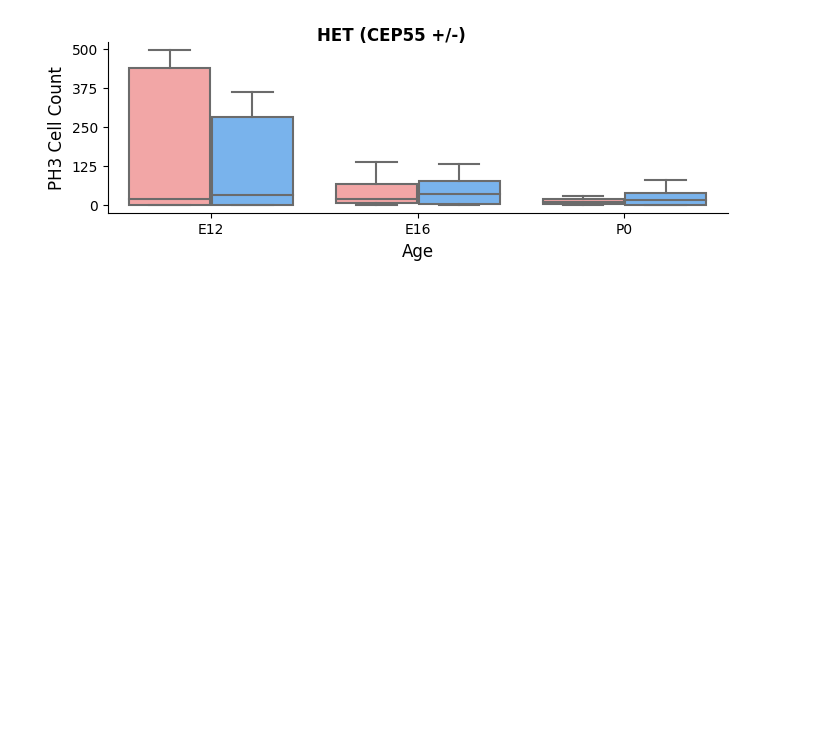
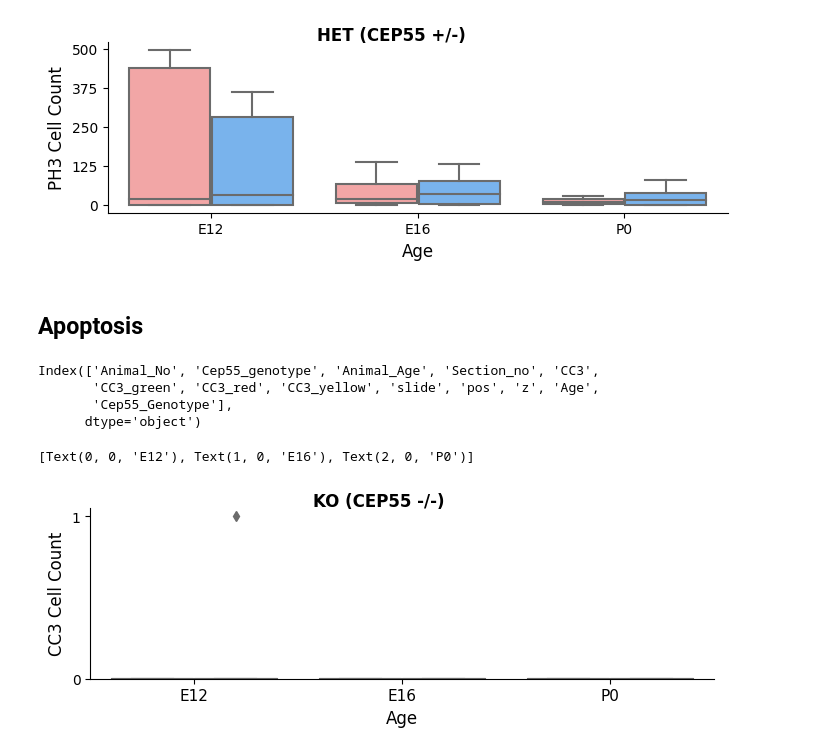
Before and after one commit to alzox/charts, a Jupyter notebook: notebooks/2025-04-13-brain.ipynb, the cells around one changed output. Cells and saved outputs as stored; diff of their text form; code cells hidden in the pictures; blank space fills up the shorter version.

```diff
--- a/notebooks/2025-04-13-brain.ipynb
+++ b/notebooks/2025-04-13-brain.ipynb
@@ -231,3 +233,34 @@ g.ax.set_ylabel("PH3 Cell Count", fontsize=12)
 # %% [output]
 Text(5.069444444444452, 0.5, 'PH3 Cell Count')
 [figure]
+# %% [markdown]
+## Apoptosis
+# %%
+df = pd.read_csv('../data/cc3-fall 2024(Sheet1).csv')
+df["Age"] = df["Animal_Age"]
+df["Cep55_Genotype"] = df["Cep55_genotype"]
+df.columns
+# %% [output]
+Index(['Animal_No', 'Cep55_genotype', 'Animal_Age', 'Section_no', 'CC3',
+       'CC3_green', 'CC3_red', 'CC3_yellow', 'slide', 'pos', 'z', 'Age',
+       'Cep55_Genotype'],
+      dtype='object')
+# %%
+df_m = df.melt(id_vars=["Cep55_genotype", "Age"], value_vars=["CC3","CC3_yellow", "CC3_green", "CC3_red"], var_name="Cell_Type", value_name="Count")
+df_m["Cell_Type"] = df_m["Cell_Type"].replace({"CC3":"CEP55 +/-", "CC3_yellow": "CEP55 +/-", "CC3_green": "CEP55 -/-", "CC3_red": "CEP55 +/+"})
+# %%
+g = sns.catplot(x="Age", y="Count", hue="Cep55_genotype", data=df_m[df_m["Cell_Type"] == "CEP55 -/-"], kind="box", height=5, aspect=1.5, estimator=np.mean, hue_order=["WT", "HT"],
+                errorbar="se", palette=["#FF9999", "#66B3FF"], legend_out=False)
+fig = g.figure
+fig.set_size_inches(7, 2)
+g.ax.set_yticks([0, 1])
+g._legend.remove()
+# Set Main title
+fig.suptitle("KO (CEP55 -/-)", fontsize=12, fontweight='bold', y=1.05)
+g.set_axis_labels("Age", "CC3 Cell Count", fontsize=12)
+g.ax.set_ylabel("CC3 Cell Count", fontsize=12)
+g.ax.set_ylim(0)
+g.ax.set_xticklabels(["E12", "E16", "P0"], fontsize=11)
+# %% [output]
+[Text(0, 0, 'E12'), Text(1, 0, 'E16'), Text(2, 0, 'P0')]
+[figure, added]
```
Also changed, not shown: parts of 3 cells of this notebook.
